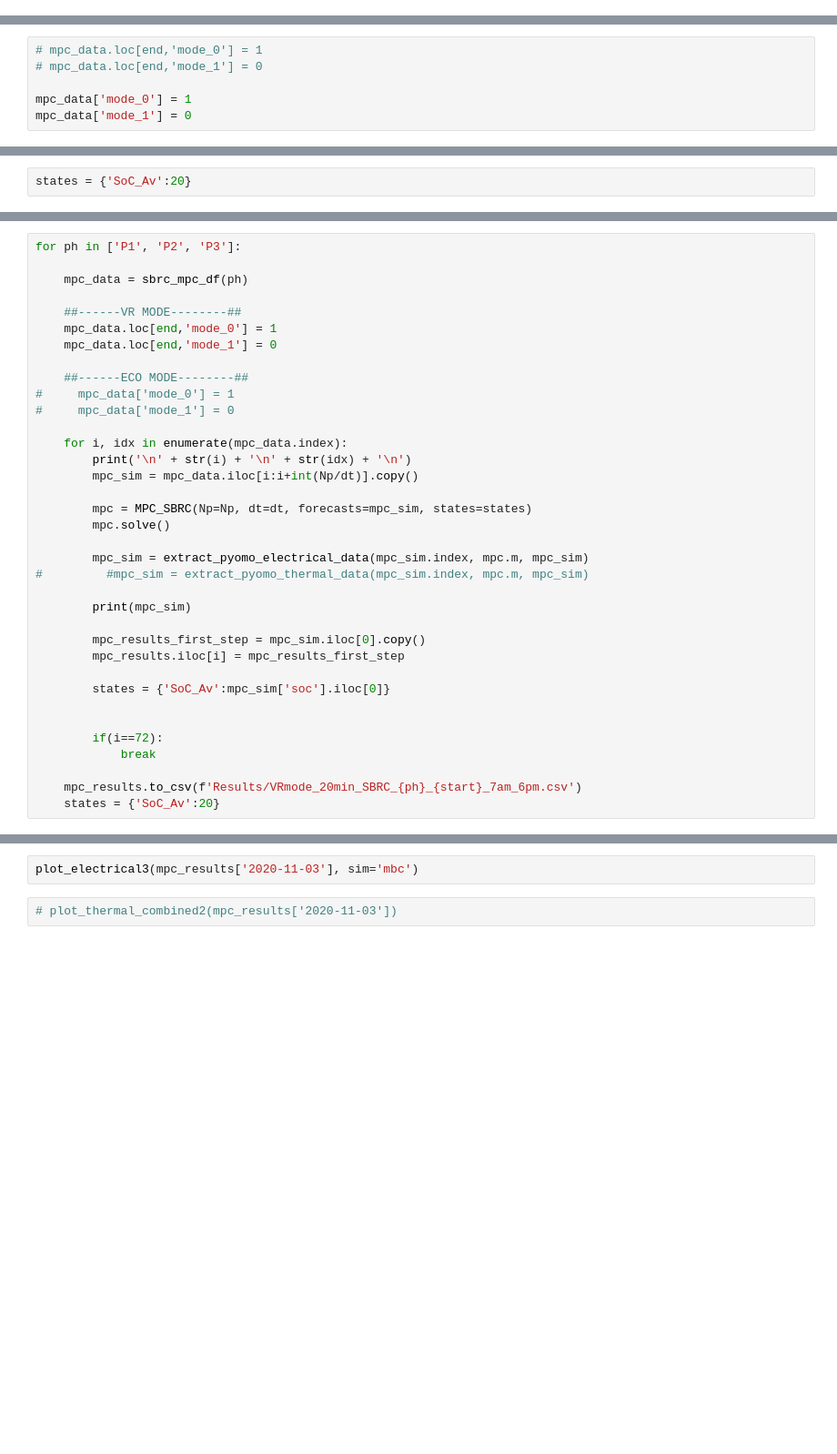
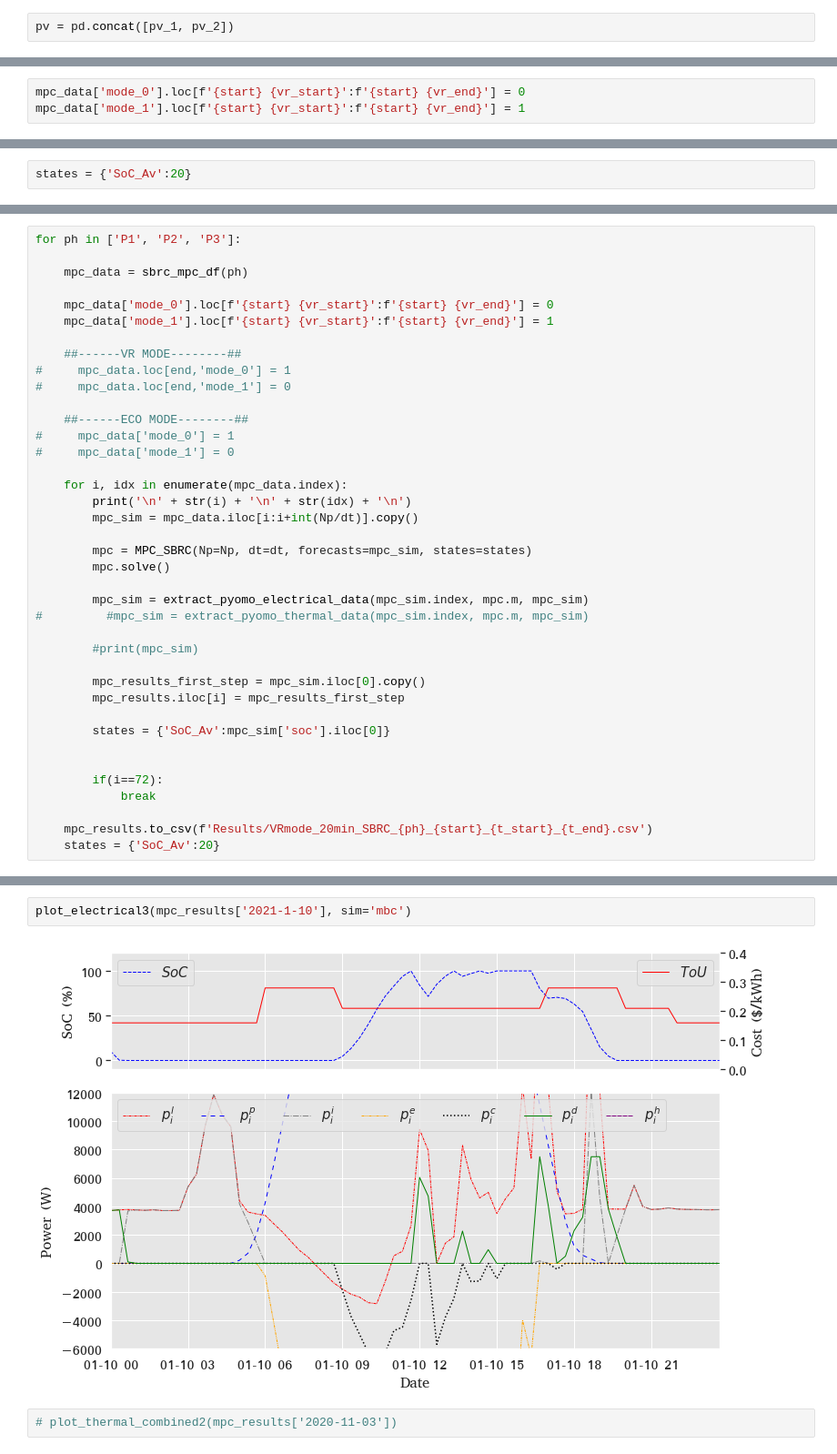
Before and after one commit to brendan-gridsight/ThesisGit, a Jupyter notebook: Dist Network Simulations/Voltage Reg MPC Rolling Window DRH IFH SBRC.ipynb, the cells around one changed output, grey strips where cells are left out. Shown: that part at 91% size. Cells and saved outputs as stored; diff of their text form; blank space fills up the shorter version.

Commit message:
New notebooks and results for SBRC microgrid voltage regulation 26/11/20

```diff
--- a/Dist Network Simulations/Voltage Reg MPC Rolling Window DRH IFH SBRC.ipynb
+++ b/Dist Network Simulations/Voltage Reg MPC Rolling Window DRH IFH SBRC.ipynb
@@ -69,3 +96,5 @@ pv.index = pd.to_datetime((pv['Date']), format='%d/%m/%Y %H:%M:%S')
+# %%
+pv = pd.concat([pv_1, pv_2])
 # %%
 if(sim=='DRH'):
     power_balance['pv'] = (power_balance['pv_master'] + power_balance['pv_slave'])
@@ -1041,9 +1070,3 @@ mpc_data = sim_data.loc[start:end].resample('20min').mean().dropna()
 if(sim=='DRH'):
     mpc_data['pv'] = mpc_data['pv'].shift(-3, axis=0)
     mpc_data['pv'].fillna(0, inplace=True)
-# %%
-# mpc_data.loc[end,'mode_0'] = 1
-# mpc_data.loc[end,'mode_1'] = 0
-
-mpc_data['mode_0'] = 1
-mpc_data['mode_1'] = 0
@@ -1055,3 +1073,6 @@ mpc_data['mode_1'].plot()
+# %%
+mpc_data['mode_0'].loc[f'{start} {vr_start}':f'{start} {vr_end}'] = 0
+mpc_data['mode_1'].loc[f'{start} {vr_start}':f'{start} {vr_end}'] = 1
 # %%
 mpc_results = pd.DataFrame(index = mpc_data.index, columns=['t_ext', 'ghi', 't_bed', 'pv', 'fixed', 'tou', 'fit', 'ch_cost',
        'dis_cost', 'mode_0', 'mode_1', 'mode_2', 'set_point', 'sp_soft',
@@ -1134,9 +1189,12 @@ for ph in ['P1', 'P2', 'P3']:
 
     mpc_data = sbrc_mpc_df(ph)
 
+    mpc_data['mode_0'].loc[f'{start} {vr_start}':f'{start} {vr_end}'] = 0
+    mpc_data['mode_1'].loc[f'{start} {vr_start}':f'{start} {vr_end}'] = 1
+
     ##------VR MODE--------##
-    mpc_data.loc[end,'mode_0'] = 1
-    mpc_data.loc[end,'mode_1'] = 0
+#     mpc_data.loc[end,'mode_0'] = 1
+#     mpc_data.loc[end,'mode_1'] = 0
 
     ##------ECO MODE--------##
 #     mpc_data['mode_0'] = 1
@@ -1152,7 +1210,7 @@ for ph in ['P1', 'P2', 'P3']:
         mpc_sim = extract_pyomo_electrical_data(mpc_sim.index, mpc.m, mpc_sim)
 #         #mpc_sim = extract_pyomo_thermal_data(mpc_sim.index, mpc.m, mpc_sim)
 
-        print(mpc_sim)
+        #print(mpc_sim)
 
         mpc_results_first_step = mpc_sim.iloc[0].copy()
         mpc_results.iloc[i] = mpc_results_first_step
@@ -1163,7 +1221,7 @@ for ph in ['P1', 'P2', 'P3']:
         if(i==72):
             break
 
-    mpc_results.to_csv(f'Results/VRmode_20min_SBRC_{ph}_{start}_7am_6pm.csv')
+    mpc_results.to_csv(f'Results/VRmode_20min_SBRC_{ph}_{start}_{t_start}_{t_end}.csv')
     states = {'SoC_Av':20}
 # %% [output]
 0
@@ -1189,5 +1298,7 @@ sbrc_pv['pv'].plot()
 # %%
-plot_electrical3(mpc_results['2020-11-03'], sim='mbc')
+plot_electrical3(mpc_results['2021-1-10'], sim='mbc')
+# %% [output]
+[figure, added]
 # %%
 # plot_thermal_combined2(mpc_results['2020-11-03'])
 # %%
```
Also changed, not shown: parts of 22 cells of this notebook, 50 other files.
